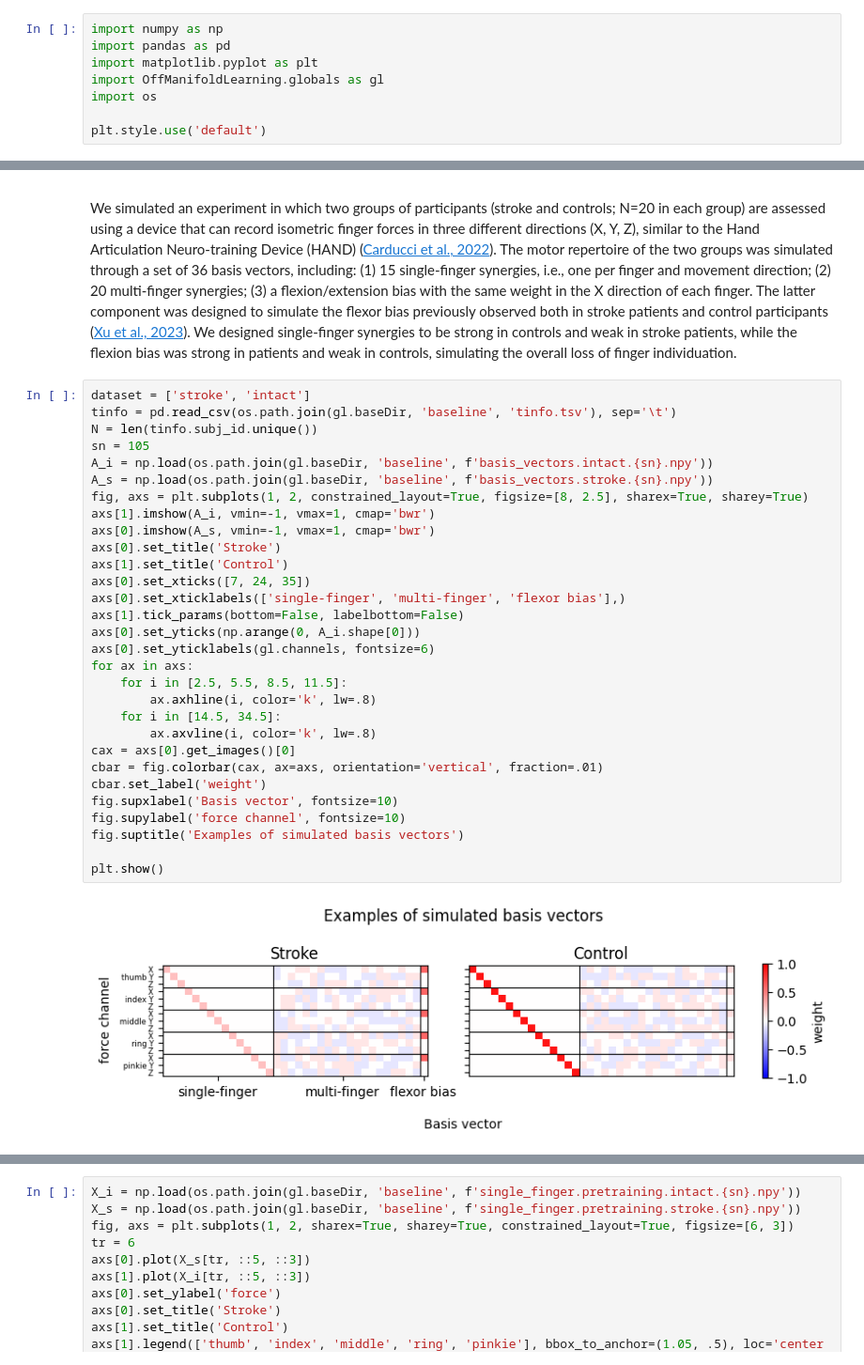
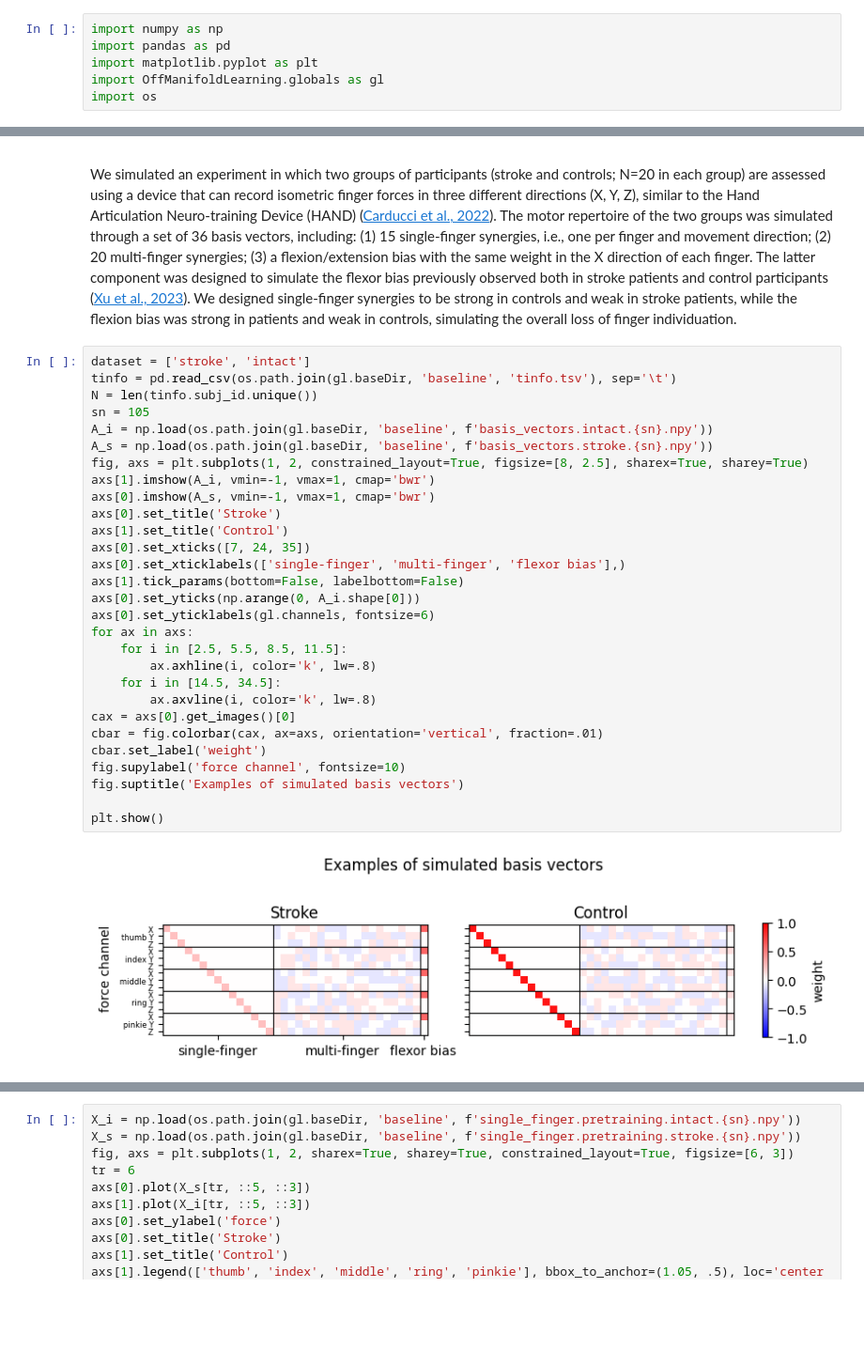
Before and after one commit to mnlmrc/OffManifoldLearning, a Jupyter notebook: notebooks/baseline.ipynb, the cells around one changed output, grey strips where cells are left out. Shown at 94% size. Cells and saved outputs as stored; diff of their text form; blank space fills up the shorter version.

```diff
--- a/notebooks/baseline.ipynb
+++ b/notebooks/baseline.ipynb
@@ -4,8 +4,6 @@ import pandas as pd
 import matplotlib.pyplot as plt
 import OffManifoldLearning.globals as gl
 import os
-
-plt.style.use('default')
 # %% [markdown]
 # Basis vectors
 We simulated an experiment in which two groups of participants (stroke and controls; N=20 in each group) are assessed
@@ -21,34 +19,33 @@ synergies, i.e., one per finger and movement direction; (2) 20 multi-finger syne
 # %%
 dataset = ['stroke', 'intact']
 tinfo = pd.read_csv(os.path.join(gl.baseDir, 'baseline', 'tinfo.tsv'), sep='\t')
 N = len(tinfo.subj_id.unique())
 sn = 105
 A_i = np.load(os.path.join(gl.baseDir, 'baseline', f'basis_vectors.intact.{sn}.npy'))
 A_s = np.load(os.path.join(gl.baseDir, 'baseline', f'basis_vectors.stroke.{sn}.npy'))
 fig, axs = plt.subplots(1, 2, constrained_layout=True, figsize=[8, 2.5], sharex=True, sharey=True)
 axs[1].imshow(A_i, vmin=-1, vmax=1, cmap='bwr')
 axs[0].imshow(A_s, vmin=-1, vmax=1, cmap='bwr')
 axs[0].set_title('Stroke')
 axs[1].set_title('Control')
 axs[0].set_xticks([7, 24, 35])
 axs[0].set_xticklabels(['single-finger', 'multi-finger', 'flexor bias'],)
 axs[1].tick_params(bottom=False, labelbottom=False)
 axs[0].set_yticks(np.arange(0, A_i.shape[0]))
 axs[0].set_yticklabels(gl.channels, fontsize=6)
 for ax in axs:
     for i in [2.5, 5.5, 8.5, 11.5]:
         ax.axhline(i, color='k', lw=.8)
     for i in [14.5, 34.5]:
         ax.axvline(i, color='k', lw=.8)
 cax = axs[0].get_images()[0]
 cbar = fig.colorbar(cax, ax=axs, orientation='vertical', fraction=.01)
 cbar.set_label('weight')
-fig.supxlabel('Basis vector', fontsize=10)
 fig.supylabel('force channel', fontsize=10)
 fig.suptitle('Examples of simulated basis vectors')
 
 plt.show()
 # %% [output]
-[figure, old version]
+[figure, new version]
 # %% [markdown]
 # Pre-rehabilitation assessment of finger individuation
```
Also changed, not shown: parts of 1 cell of this notebook.
